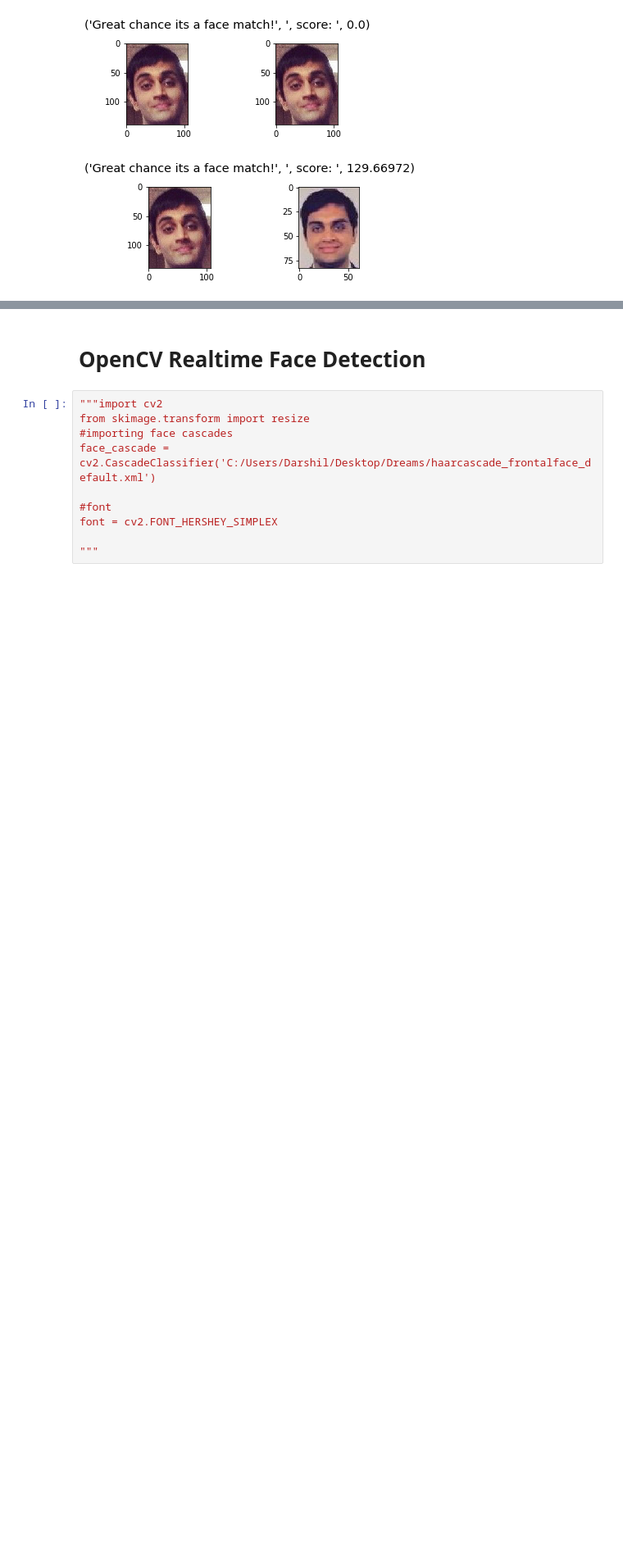
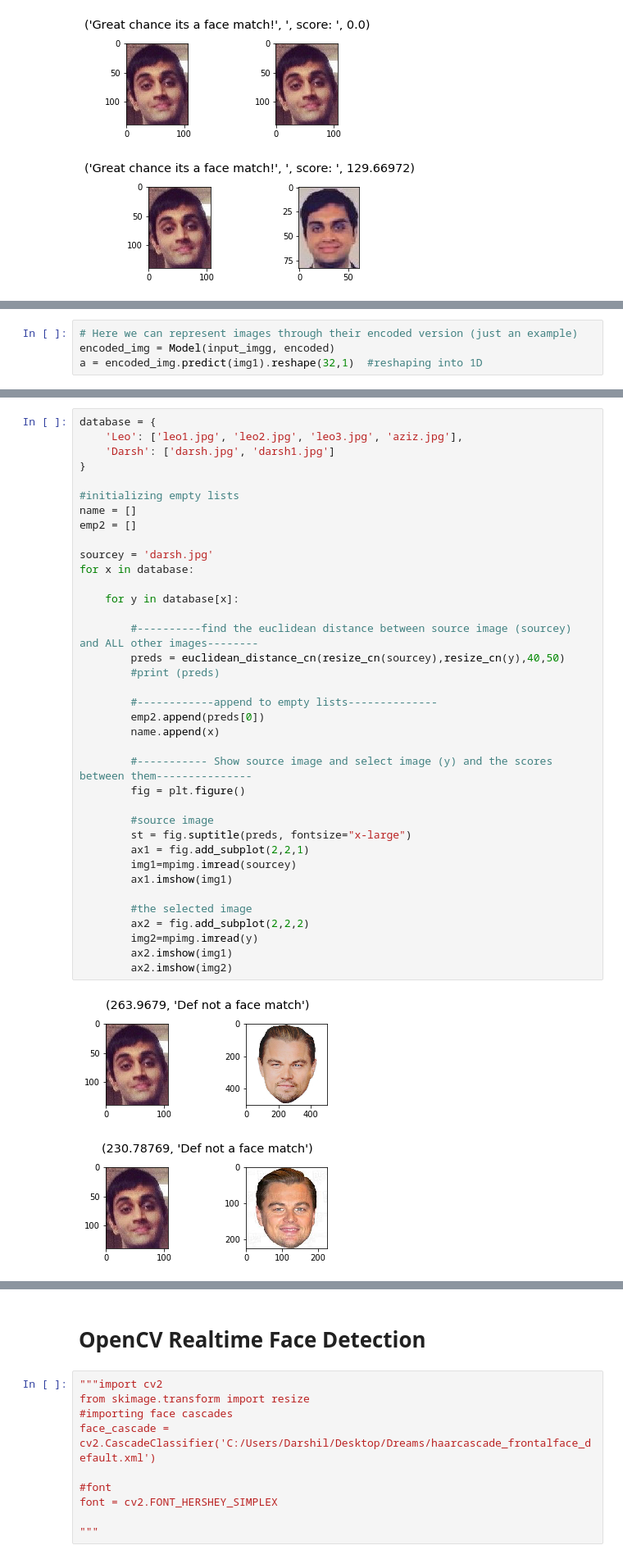
Before and after one commit to darshdee/Deep-Learning, a Jupyter notebook: My Projects/FaceRecognition/Face Verification & Recognition Using CNNs.ipynb, the cells around one changed output, grey strips where cells are left out. Shown at 82% size. Saved outputs shown, nothing was run; the diff lists cells and outputs as text; blank space fills up the shorter version.

```diff
--- a/My Projects/FaceRecognition/Face Verification & Recognition Using CNNs.ipynb
+++ b/My Projects/FaceRecognition/Face Verification & Recognition Using CNNs.ipynb
@@ -368,0 +674,4 @@ The source image matches with the following person:  Darsh
+# %%
+# Here we can represent images through their encoded version (just an example)
+encoded_img = Model(input_imgg, encoded)
+a = encoded_img.predict(img1).reshape(32,1)  #reshaping into 1D
@@ -368,0 +704,40 @@ The source image matches with the following person:  Darsh
+# %%
+database = {
+    'Leo': ['leo1.jpg', 'leo2.jpg', 'leo3.jpg', 'aziz.jpg'],
+    'Darsh': ['darsh.jpg', 'darsh1.jpg']
+}
+
+#initializing empty lists
+name = []
+emp2 = []
+
+sourcey = 'darsh.jpg'
+for x in database:
+
+    for y in database[x]:
+
+        #----------find the euclidean distance between source image (sourcey) and ALL other images--------
+        preds = euclidean_distance_cn(resize_cn(sourcey),resize_cn(y),40,50)
+        #print (preds)
+
+        #------------append to empty lists--------------
+        emp2.append(preds[0])
+        name.append(x)
+
+        #----------- Show source image and select image (y) and the scores between them---------------
+        fig = plt.figure()
+
+        #source image
+        st = fig.suptitle(preds, fontsize="x-large")
+        ax1 = fig.add_subplot(2,2,1)
+        img1=mpimg.imread(sourcey)
+        ax1.imshow(img1)
+
+        #the selected image
+        ax2 = fig.add_subplot(2,2,2)
+        img2=mpimg.imread(y)
+        ax2.imshow(img1)
+        ax2.imshow(img2)
+# %% [output]
+[figure, added]
+[figure, added]
```
Also changed, not shown: parts of 30 cells of this notebook.
